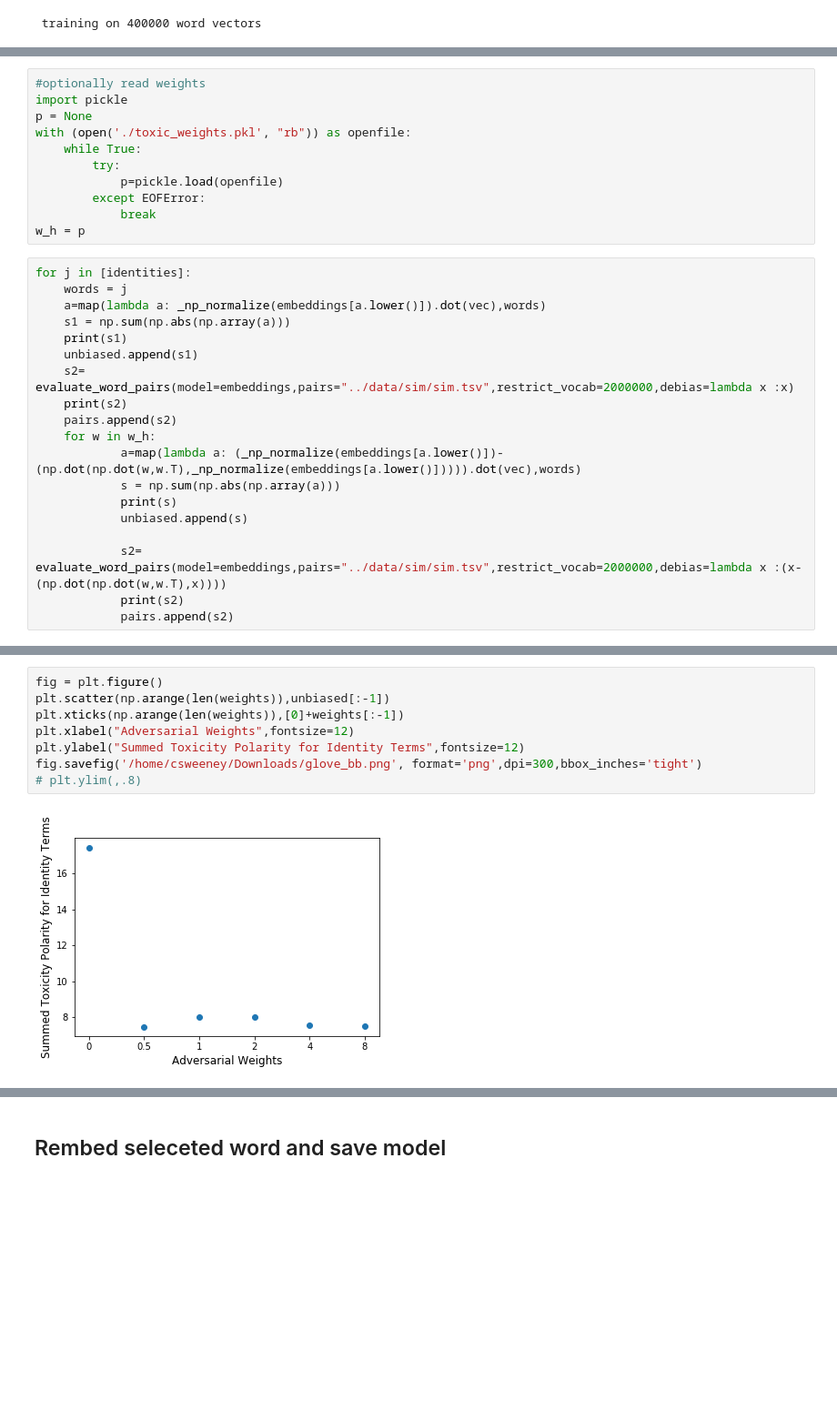
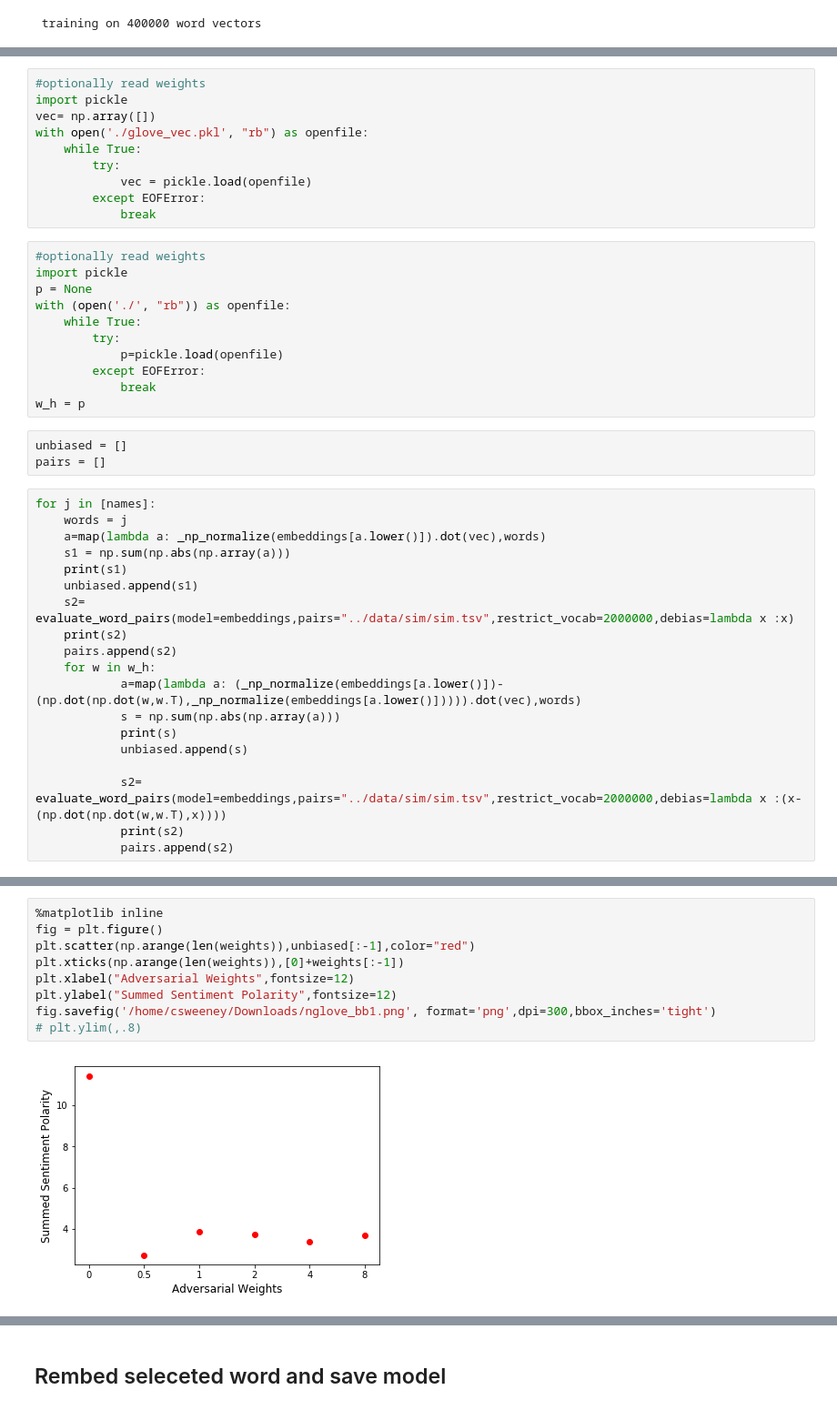
Before and after one commit to ChristopherSweeney/AIFairness, a Jupyter notebook: python_notebooks/Adversarial_Mitigating_Word_Embeddings_Bias.ipynb, the cells around one changed output, grey strips where cells are left out. Shown at 91% size. Drawn from its saved outputs; the diff is of its cells as text; blank space fills up the shorter version.

```diff
--- a/python_notebooks/Adversarial_Mitigating_Word_Embeddings_Bias.ipynb
+++ b/python_notebooks/Adversarial_Mitigating_Word_Embeddings_Bias.ipynb
@@ -398,16 +386,29 @@ Wall time: 27min 45s
+# %%
+#optionally read weights
+import pickle
+vec= np.array([])
+with open('./glove_vec.pkl', "rb") as openfile:
+    while True:
+        try:
+            vec = pickle.load(openfile)
+        except EOFError:
+            break
 # %%
 #optionally read weights
 import pickle
 p = None
-with (open('./toxic_weights.pkl', "rb")) as openfile:
+with (open('./', "rb")) as openfile:
     while True:
         try:
             p=pickle.load(openfile)
         except EOFError:
             break
 w_h = p
+# %%
+unbiased = []
+pairs = []
 # %%
-for j in [identities]:
+for j in [names]:
     words = j
     a=map(lambda a: _np_normalize(embeddings[a.lower()]).dot(vec),words)
     s1 = np.sum(np.abs(np.array(a)))
@@ -442,11 +443,12 @@ for j in [identities]:
 ((0.6224870125543401, 2.959899436796696e-39), SpearmanrResult(correlation=0.6527206430463546, pvalue=3.1316310216308743e-44), 0.0)
 # %%
+%matplotlib inline
 fig = plt.figure()
-plt.scatter(np.arange(len(weights)),unbiased[:-1])
+plt.scatter(np.arange(len(weights)),unbiased[:-1],color="red")
 plt.xticks(np.arange(len(weights)),[0]+weights[:-1])
 plt.xlabel("Adversarial Weights",fontsize=12)
-plt.ylabel("Summed Toxicity Polarity for Identity Terms",fontsize=12)
-fig.savefig('/home/csweeney/Downloads/glove_bb.png', format='png',dpi=300,bbox_inches='tight')
+plt.ylabel("Summed Sentiment Polarity",fontsize=12)
+fig.savefig('/home/csweeney/Downloads/nglove_bb1.png', format='png',dpi=300,bbox_inches='tight')
 # plt.ylim(,.8)
 # %% [output]
-[figure, old version]
+[figure, new version]
```
Also changed, not shown: parts of 39 cells of this notebook, 4 other files.
